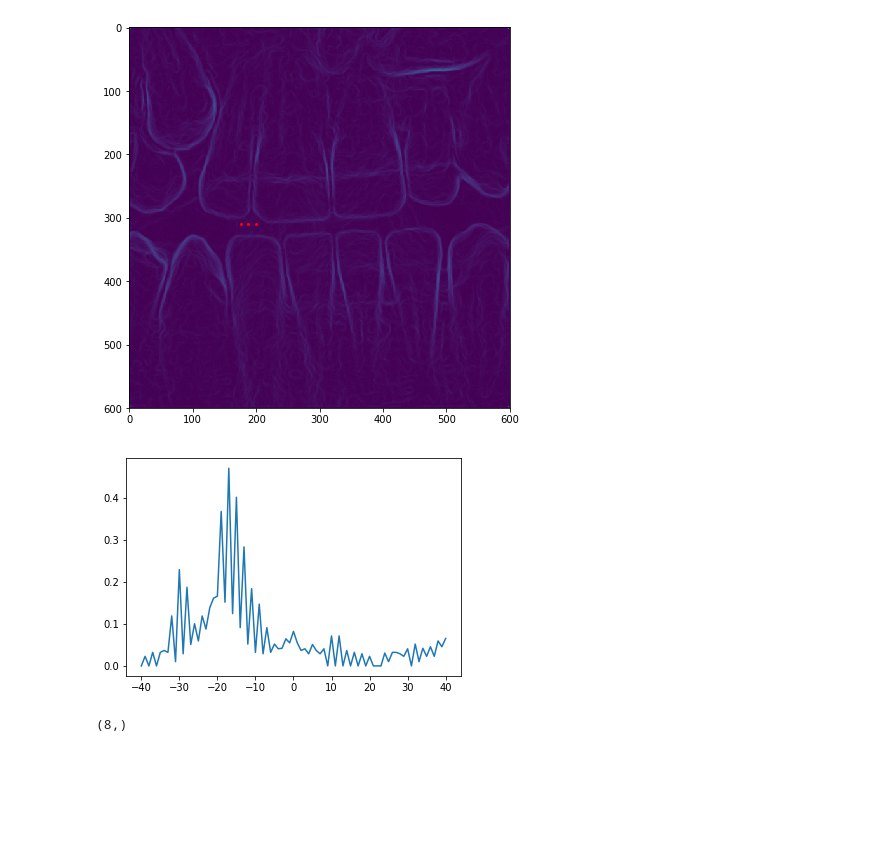
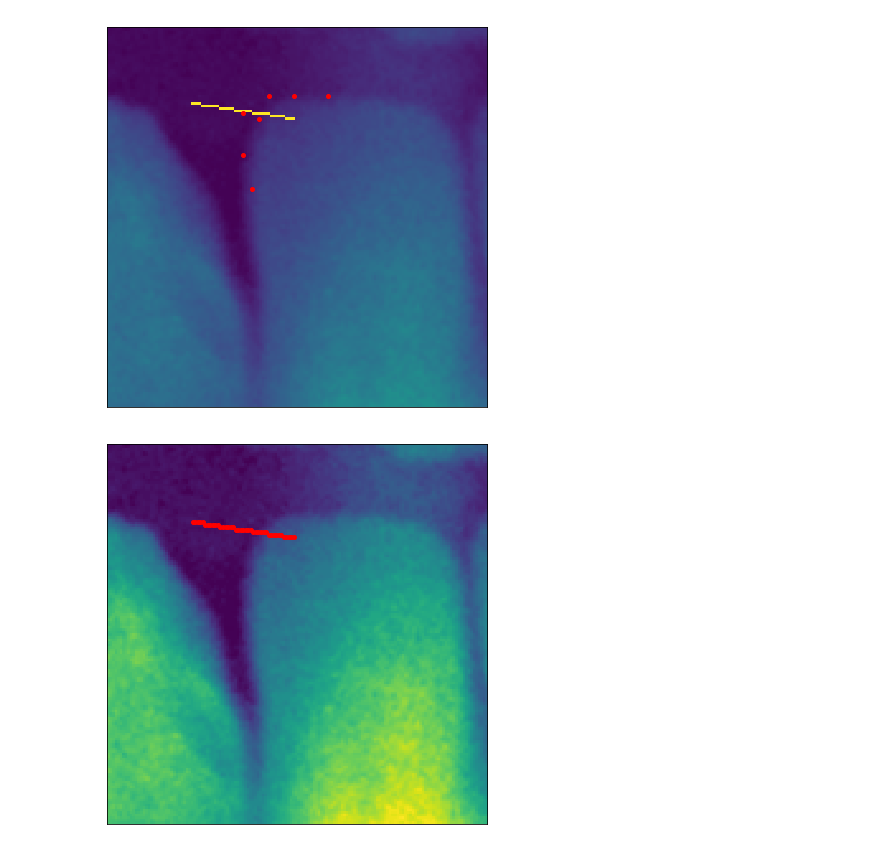
Before and after one commit to Aoriseth/Python-Active-shape-model-for-Incisor-Segmentation, a Jupyter notebook: FitFunction.ipynb, the cells around one changed output. Drawn from its saved outputs; the diff is of its cells as text; code cells hidden in the pictures; blank space fills up the shorter version.

```diff
--- a/FitFunction.ipynb
+++ b/FitFunction.ipynb
@@ -157,27 +210,57 @@ def show_with_points(img, points):
 if __name__ == "__main__":
 
     piece = fm.load_img_piece()
+    new_pice = piece[300:450,100:250]
 
     tooth = fm.load_tooth_of_piece()
-    points = tooth[37:40]
+    points = tooth
 
     fm.show_with_points(piece, points)
 
-    piece = prep.median_filter(piece)
-    edge_img = prep.edge_detection_high(piece)
-    show_with_points(edge_img, points)
-    a,b,c = points
-    edges = edge_strength_on_normal(a,b,c,40, edge_img)
+    new_points = np.copy(points)
+    new_points[:,0]=points[:,0]-100
+    new_points[:,1]=points[:,1]-300
 
-    y = np.arange(-40,41)
-    plt.plot(y, normalize(edges))
+    a,b,c = new_points[0:3]
+    rad = get_normal_angle(a,b,c)
+    p1 = get_point_at_distance(b, 20, rad)
+    p2 = get_point_at_distance(b, -20, rad)
+    img_copy = new_pice.copy()
+    p1 = np.array(p1,dtype=int)
+    p2 = np.array(p2,dtype=int)
+    make_line(img_copy, p1,p2)
+
+    visualize_points = new_points.take([38,39,0,1,2,3],axis=0)
+    proj = project_on(b, a,c)
+    visualize_points = np.append(visualize_points,proj).reshape(-1,2)
+
+    show_with_points(img_copy,visualize_points)
+
+    edges = get_points_on_angle_normal(b, rad, 20)
+    edge_img = prep.edge_detection_high(new_pice)
+    strength = edge_strength_at_points(edges ,edge_img)
+
+    show_with_points(new_pice,edges)
+
+    fig, ax = plt.subplots(figsize=(7, 7))
+    plt.plot(np.arange(-20,21),strength)
     plt.show()
 
-    new_point = strongest_edge_point_on_normal(a,b,c,40, edge_img)
-    new_new = np.append(points,new_point)
-    print(new_new.shape)
-    show_with_points(edge_img, new_new.reshape(4,2))
+#     piece = prep.median_filter(piece)
+#     edge_img = prep.edge_detection_high(piece)
+#     show_with_points(edge_img, points)
+#     a,b,c = points
+#     edges = edge_strength_on_normal(a,b,c,40, edge_img)
 
-    new_points, error = fit_measure(tooth, 30, edge_img)
-    fm.show_with_points(piece, new_points)
+#     y = np.arange(-40,41)
+#     plt.plot(y, normalize(edges))
+#     plt.show()
+
+#     new_point = strongest_edge_point_on_normal(a,b,c,40, edge_img)
+#     new_new = np.append(points,new_point)
+#     print(new_new.shape)
+#     show_with_points(edge_img, new_new.reshape(4,2))
+
+#     new_points, error = fit_measure(tooth, 30, edge_img)
+#     fm.show_with_points(piece, new_points)
 # %% [output]
@@ -185,3 +268,2 @@ if __name__ == "__main__":
-[figure, old version]
+[figure, new version]
-[figure, old version]
+[figure, new version]
-(8,)
```
Also changed, not shown: parts of 3 cells of this notebook, 6 other files.
